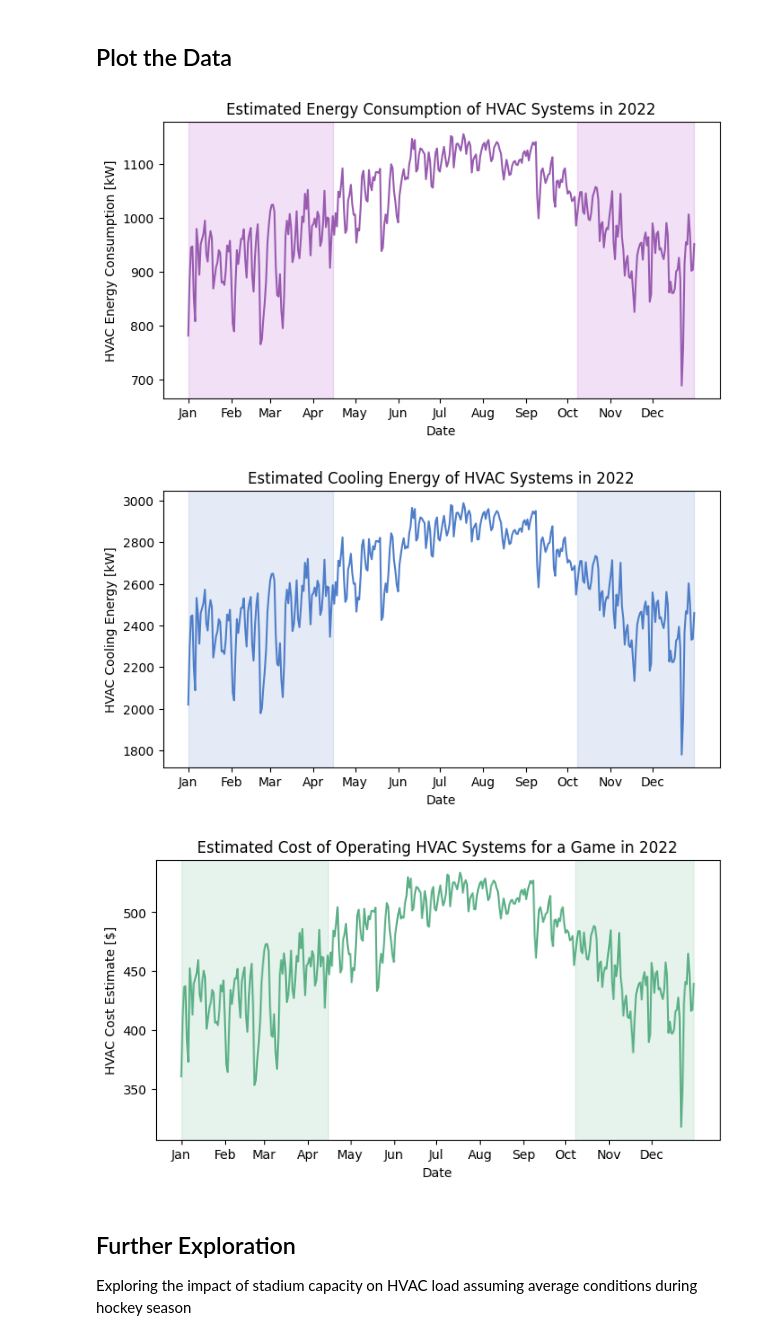
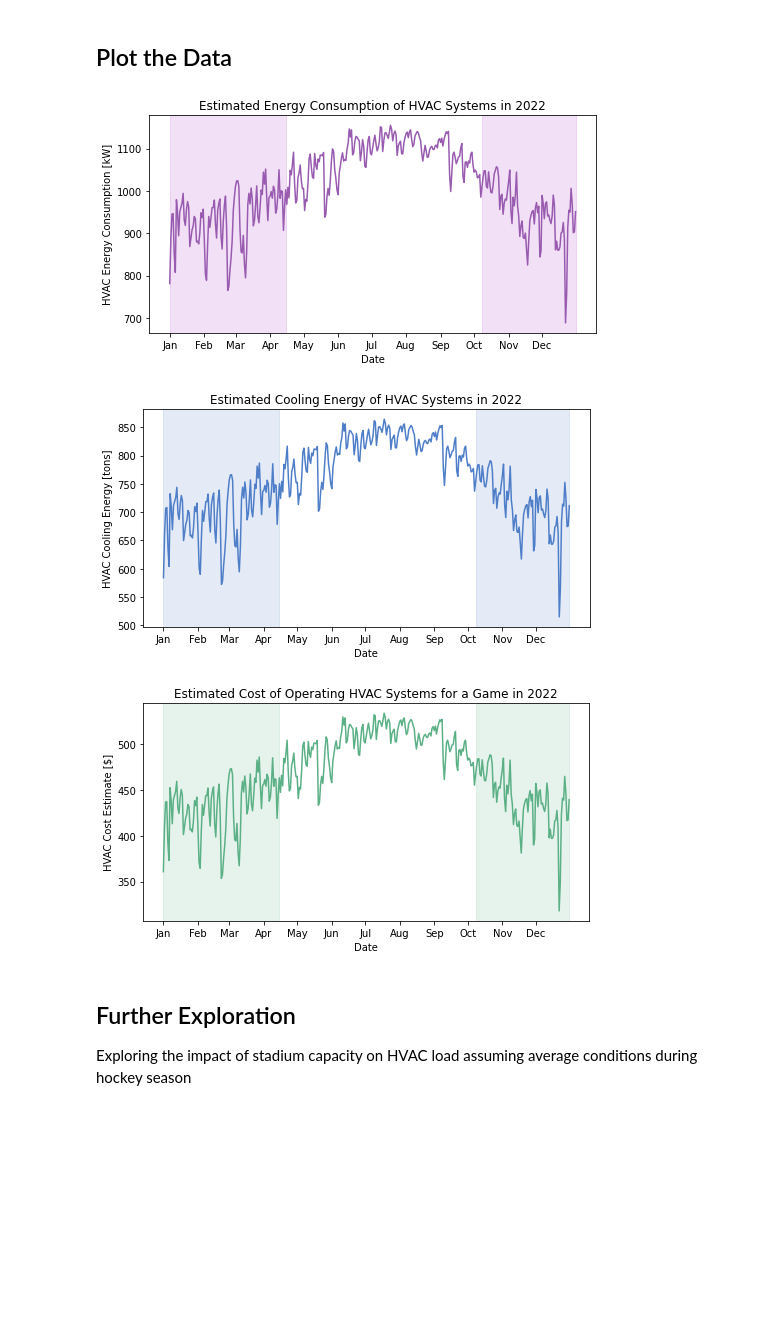
Before and after one commit to DominickBeaman/thermoproject, a Jupyter notebook: notebook.ipynb, the cells around one changed output. Saved outputs shown, nothing was run; the diff lists cells and outputs as text; code cells hidden in the pictures; blank space fills up the shorter version.

Commit message:
Updated cooling energy to be in tons

```diff
--- a/notebook.ipynb
+++ b/notebook.ipynb
@@ -245,7 +245,7 @@ for i in range(weatherData["datetime"].size):
     #Add data for date to energy array
     energyArray.append(qNetDot)
     costArray.append(totalCost)
-    energyCoolingArray.append(abs(qNetDotCooling))
+    energyCoolingArray.append(abs(getRequiredRefrigerant(qNetDotCooling)))
 # %% [markdown]
 <h2>Plot the Data</h2>
 # %%
@@ -276,7 +276,7 @@ plt.show()
 fig, ax = plt.subplots(figsize=(8, 4))
 ax.plot(weatherData["datetime"], energyCoolingArray, color='#4f7ec9')
 ax.set_xlabel('Date')
-ax.set_ylabel('HVAC Cooling Energy [kW]')
+ax.set_ylabel('HVAC Cooling Energy [tons]')
 ax.set_title("Estimated Cooling Energy of HVAC Systems in 2022")
 
 # Set xticks to show one tick per month without the year
@@ -291,36 +291,36 @@ ax.set_xticks(xticks)
 
 # Highlight dates between Jan 1 and Apr 15, and Oct 7 to Dec 31
 ax.axvspan(weatherData["datetime"][0], weatherData["datetime"][104], alpha=0.15, color='#4f7ec9')
 ax.axvspan(weatherData["datetime"][280], weatherData["datetime"].iloc[-1], alpha=0.15, color='#4f7ec9')
 
 plt.show()
 
 
 #Plot Cost Data
 fig, ax = plt.subplots(figsize=(8, 4))
 ax.plot(weatherData["datetime"], costArray, color='#5bb086')
 ax.set_xlabel('Date')
 ax.set_ylabel('HVAC Cost Estimate [$]')
 ax.set_title("Estimated Cost of Operating HVAC Systems for a Game in 2022")
 
 # Set xticks to show one tick per month without the year
 months = mdates.MonthLocator()
 months_fmt = mdates.DateFormatter('%b')
 ax.xaxis.set_major_locator(months)
 ax.xaxis.set_major_formatter(months_fmt)
 
 # Set xticks explicitly to exclude the last tick
 xticks = ax.get_xticks()[:-1]
 ax.set_xticks(xticks)
 
 # Highlight dates between Jan 1 and Apr 15, and Oct 7 to Dec 31
 ax.axvspan(weatherData["datetime"][0], weatherData["datetime"][104], alpha=0.15, color='#5bb086')
 ax.axvspan(weatherData["datetime"][280], weatherData["datetime"].iloc[-1], alpha=0.15, color='#5bb086')
 plt.show()
 # %% [output]
-[figure, old version]
+[figure, new version]
-[figure, old version]
+[figure, new version]
-[figure, old version]
+[figure, new version]
 # %% [markdown]
 <h2>Further Exploration</h2>
 Exploring the impact of stadium capacity on HVAC load assuming average conditions during hockey season
```
Also changed, not shown: parts of 2 cells of this notebook.
